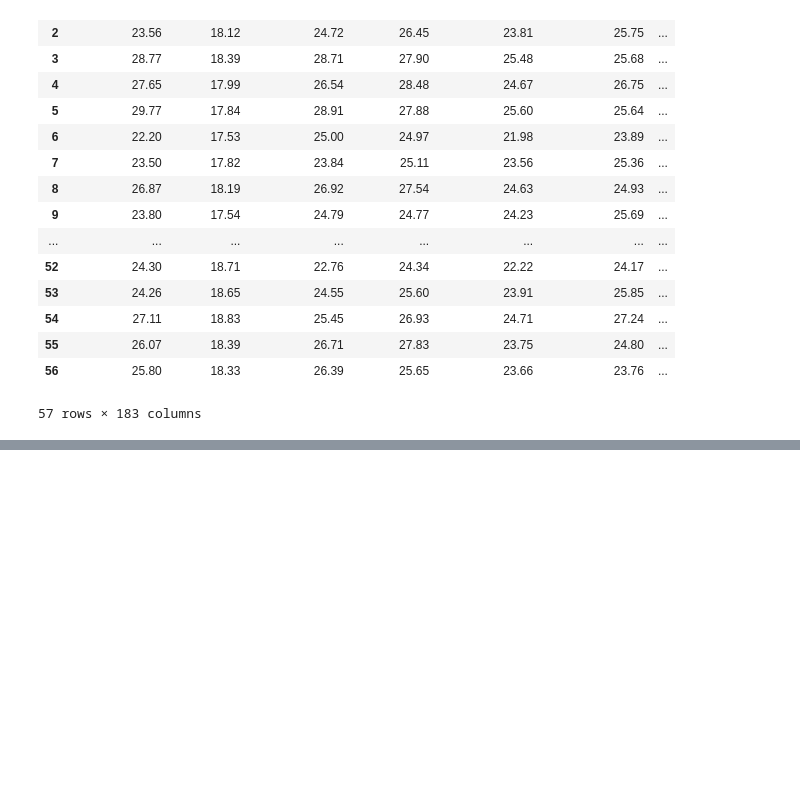
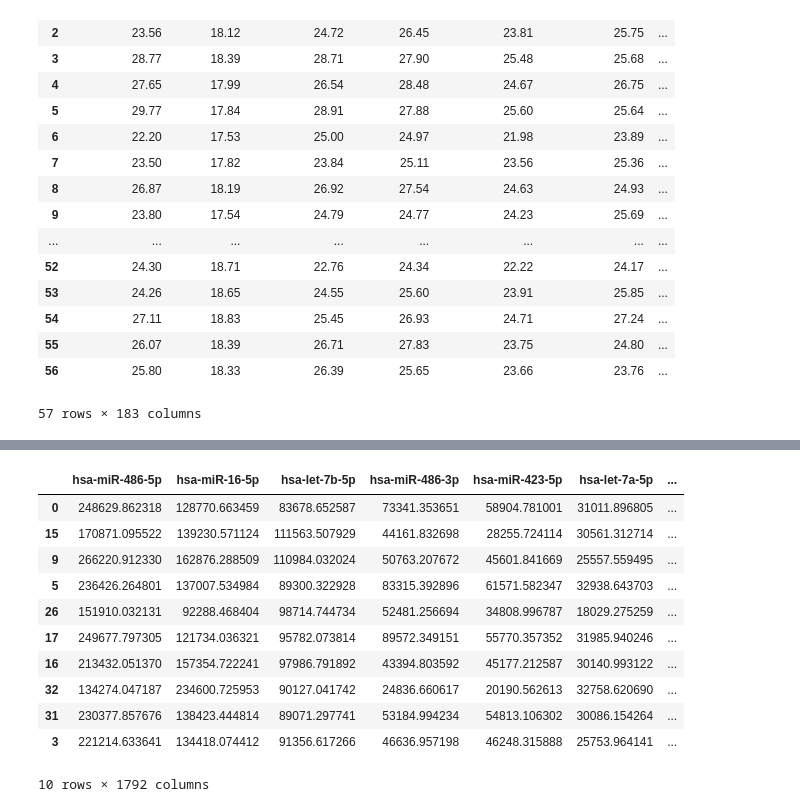
Before and after one commit to Sachira-Heshan/omic-data-and-machine-learning-in-the-identification-of-coronary-artery-disease, a Jupyter notebook: datasets_cleaning.ipynb, the cells around one changed output, grey strips where cells are left out. Drawn from its saved outputs; the diff is of its cells as text; code cells hidden in the pictures; blank space fills up the shorter version.

```diff
--- a/datasets_cleaning.ipynb
+++ b/datasets_cleaning.ipynb
@@ -240,0 +270,15 @@ df_fill_with_mean
+# %%
+df_drop.sample(10)
+# %% [output]
+|  | hsa-miR-486-5p | hsa-miR-16-5p | hsa-let-7b-5p | hsa-miR-486-3p | hsa-miR-423-5p | hsa-let-7a-5p | ... |
+| 0 | 248629.862318 | 128770.663459 | 83678.652587 | 73341.353651 | 58904.781001 | 31011.896805 | ... |
+| 15 | 170871.095522 | 139230.571124 | 111563.507929 | 44161.832698 | 28255.724114 | 30561.312714 | ... |
+| 9 | 266220.912330 | 162876.288509 | 110984.032024 | 50763.207672 | 45601.841669 | 25557.559495 | ... |
+| 5 | 236426.264801 | 137007.534984 | 89300.322928 | 83315.392896 | 61571.582347 | 32938.643703 | ... |
+| 26 | 151910.032131 | 92288.468404 | 98714.744734 | 52481.256694 | 34808.996787 | 18029.275259 | ... |
+| 17 | 249677.797305 | 121734.036321 | 95782.073814 | 89572.349151 | 55770.357352 | 31985.940246 | ... |
+| 16 | 213432.051370 | 157354.722241 | 97986.791892 | 43394.803592 | 45177.212587 | 30140.993122 | ... |
+| 32 | 134274.047187 | 234600.725953 | 90127.041742 | 24836.660617 | 20190.562613 | 32758.620690 | ... |
+| 31 | 230377.857676 | 138423.444814 | 89071.297741 | 53184.994234 | 54813.106302 | 30086.154264 | ... |
+| 3 | 221214.633641 | 134418.074412 | 91356.617266 | 46636.957198 | 46248.315888 | 25753.964141 | ... |
+10 rows × 1792 columns
```
Also changed, not shown: parts of 11 cells of this notebook.
